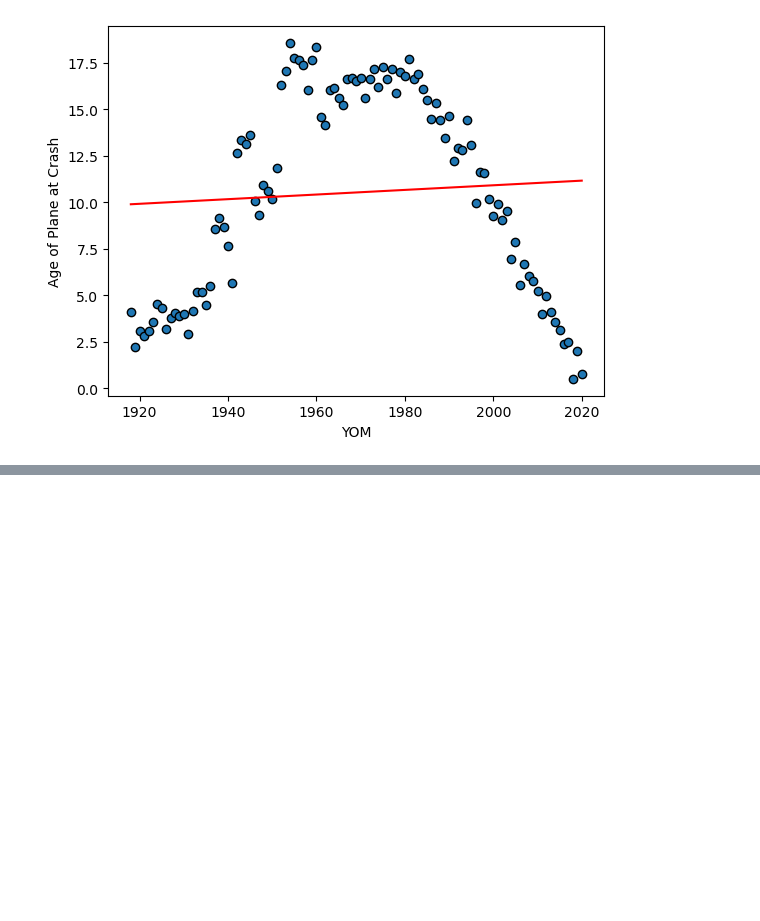
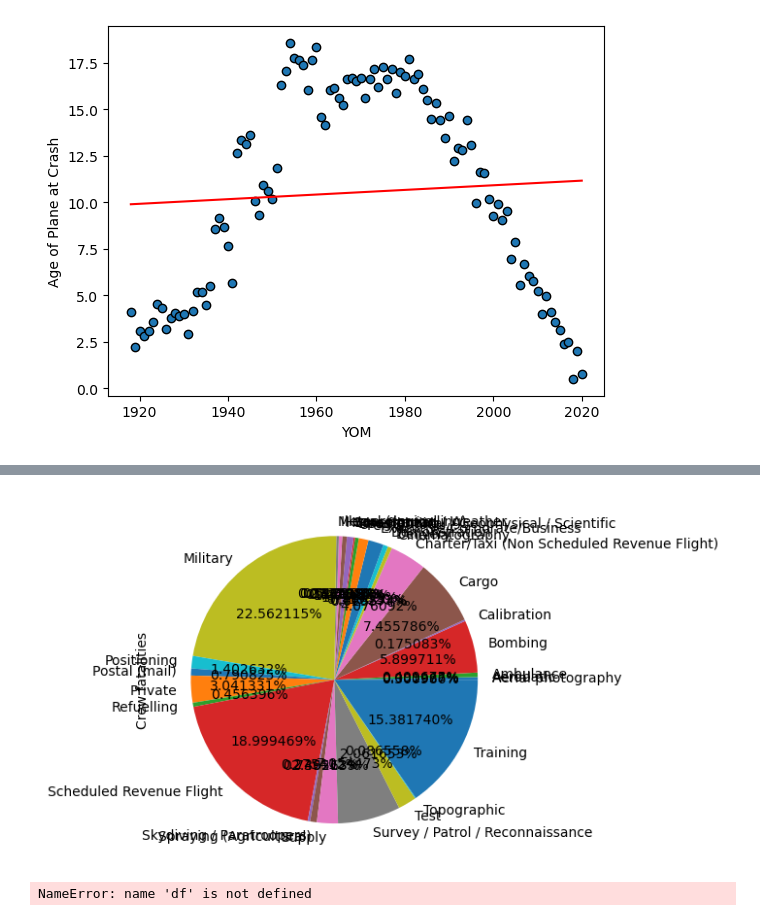
Before and after one commit to JaredSilva3/project1, a Jupyter notebook: Jordan Goodrick Project 1 Local Branch/project1/jordan_crash_data.ipynb, the cells around one changed output, grey strips where cells are left out. Saved outputs shown, nothing was run; the diff lists cells and outputs as text; code cells hidden in the pictures; blank space fills up the shorter version.

```diff
--- a/Jordan Goodrick Project 1 Local Branch/project1/jordan_crash_data.ipynb
+++ b/Jordan Goodrick Project 1 Local Branch/project1/jordan_crash_data.ipynb
@@ -83,0 +154,10 @@ The correlation between between a plane's age and the year of its crash is 0.07
+# %%
+fatality_class = crew_crashes_metadata.groupby(["Flight type"])["Crew fatalities"].sum()
+fatality_class.plot.pie(autopct="%1f%%")
+plt.show()
+# %% [output]
+[figure, added]
+# %%
+ df.pivot_table('Passenger Fatalities', ['Year', 'Publisher'], aggfunc='sum').reset_index()
+# %% [output]
+NameError: name 'df' is not defined
```
Also changed, not shown: parts of 12 cells of this notebook, 1 other file.
